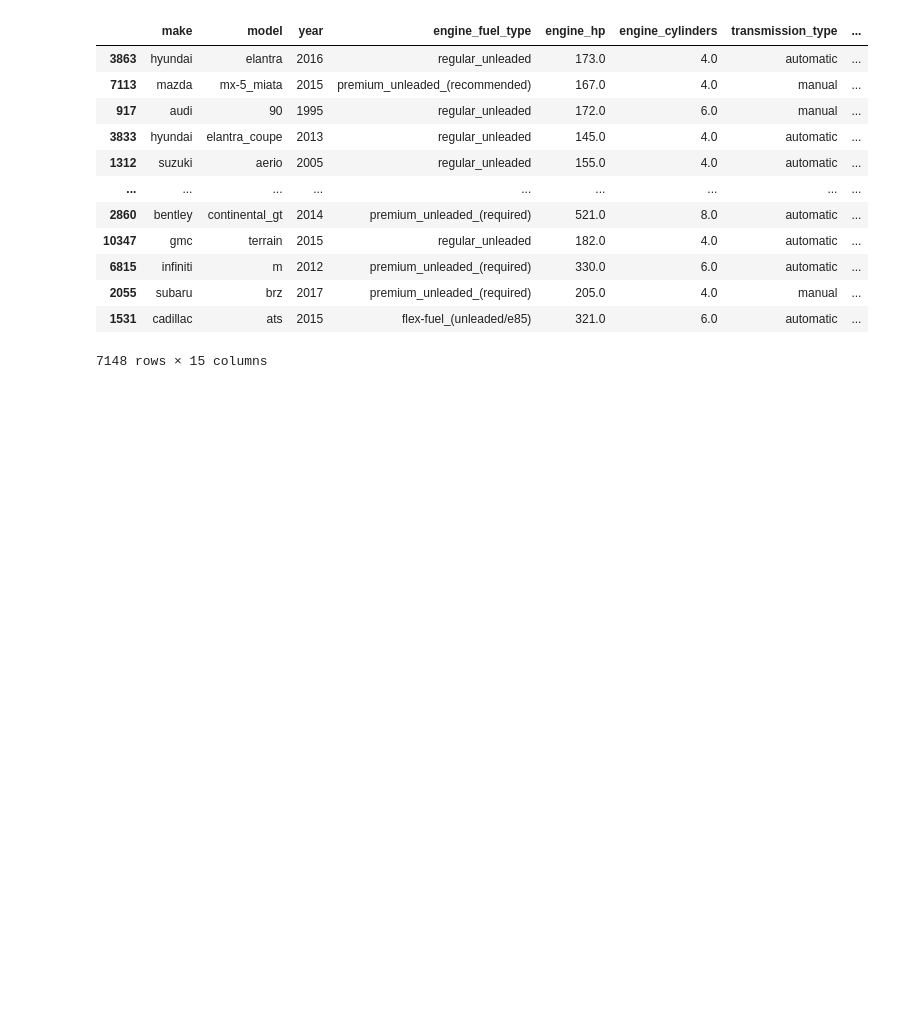
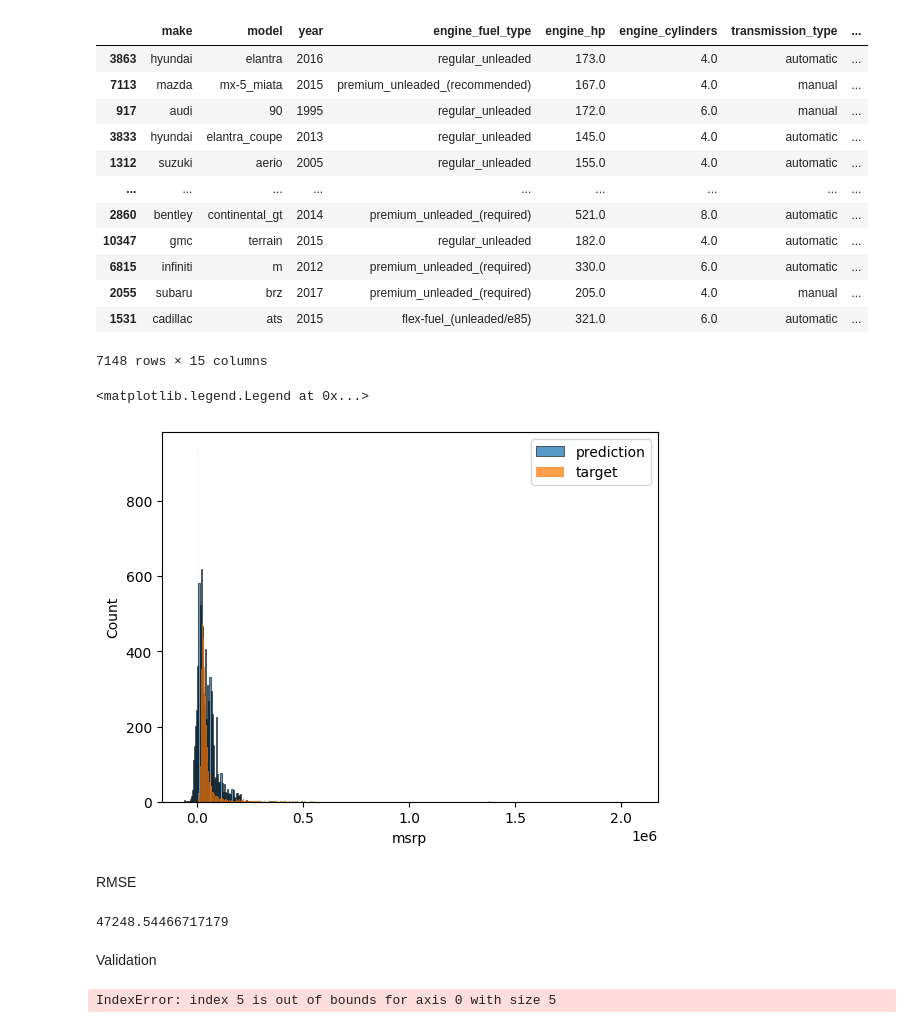
Before and after one commit to Naturalenemy07/CS543_ML, a Jupyter notebook: vscode/homework/MLB_2.ipynb, the cells around one changed output. Drawn from its saved outputs; the diff is of its cells as text; code cells hidden in the pictures; blank space fills up the shorter version.

Commit message:
troubleshooting validation

```diff
--- a/vscode/homework/MLB_2.ipynb
+++ b/vscode/homework/MLB_2.ipynb
@@ -165,4 +165,4 @@ df_num = cardata_train[base]
 # %%
 df_num = df_num.fillna(0)
 # %%
-X_train = cardata_train.values
+X_train = df_num.values
@@ -203,0 +169,19 @@ XTX = X.T
+# %%
+w_0, w = mf.train_linear_regression(X_train, y_train)
+# %%
+y_pred = w_0 + X_train.dot(w)
+# %%
+sns.histplot(y_pred, label='prediction')
+sns.histplot(y_train, label='target')
+plt.legend()
+# %% [output]
+<matplotlib.legend.Legend at 0x...>
+[figure, added]
+# %% [markdown]
+RMSE
+# %%
+mf.rsme(y_train, y_pred)
+# %% [output]
+47248.54466717179
+# %% [markdown]
+Validation
@@ -203,0 +192,4 @@ XTX = X.T
+# %%
+y_pred = mf.lin_regress(w_0, X_val, w)
+# %% [output]
+IndexError: index 5 is out of bounds for axis 0 with size 5
```
Also changed, not shown: parts of 7 cells of this notebook.
